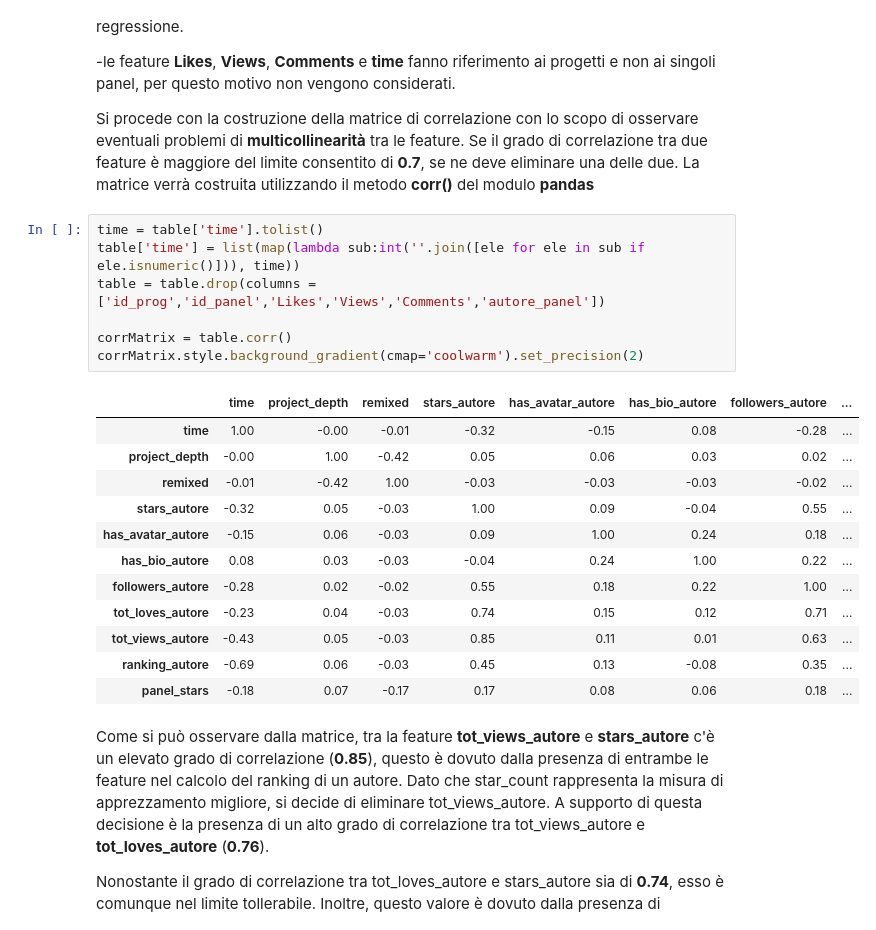
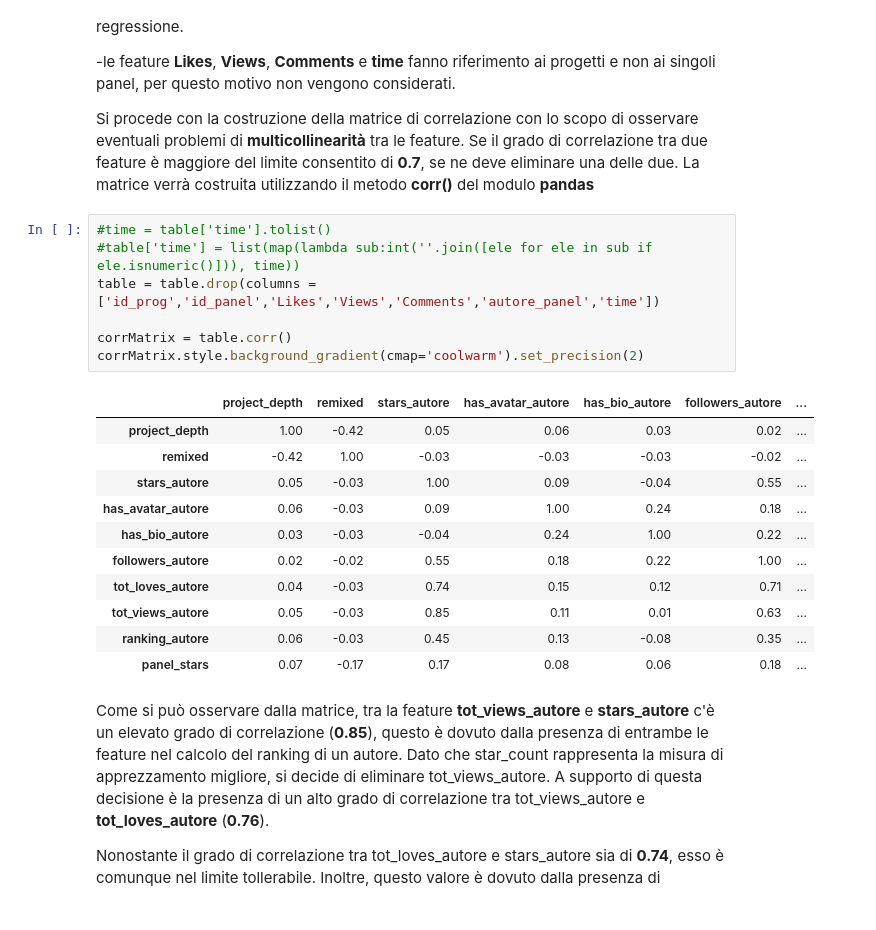
Before and after one commit to collab-uniba/PanelJamDataExtractor, a Jupyter notebook: notebook/countDataModel.ipynb, the cells around one changed output. Drawn from its saved outputs; the diff is of its cells as text.

```diff
--- a/notebook/countDataModel.ipynb
+++ b/notebook/countDataModel.ipynb
@@ -23,25 +23,24 @@ Una volta importato il dataset si devono eliminare alcune feature contenute in e
 
 Si procede con la costruzione della matrice di correlazione con lo scopo di osservare eventuali problemi di **multicollinearità** tra le feature. Se il grado di correlazione tra due feature è maggiore del limite consentito di **0.7**, se ne deve eliminare una delle due. La matrice verrà costruita utilizzando il metodo **corr()** del modulo **pandas**
 # %%
-time = table['time'].tolist()
-table['time'] = list(map(lambda sub:int(''.join([ele for ele in sub if ele.isnumeric()])), time))
-table = table.drop(columns = ['id_prog','id_panel','Likes','Views','Comments','autore_panel'])
+#time = table['time'].tolist()
+#table['time'] = list(map(lambda sub:int(''.join([ele for ele in sub if ele.isnumeric()])), time))
+table = table.drop(columns = ['id_prog','id_panel','Likes','Views','Comments','autore_panel','time'])
 
 corrMatrix = table.corr()
 corrMatrix.style.background_gradient(cmap='coolwarm').set_precision(2)
 # %% [output]
-|  | time | project_depth | remixed | stars_autore | has_avatar_autore | has_bio_autore | followers_autore | ... |
-| time | 1.00 | -0.00 | -0.01 | -0.32 | -0.15 | 0.08 | -0.28 | ... |
-| project_depth | -0.00 | 1.00 | -0.42 | 0.05 | 0.06 | 0.03 | 0.02 | ... |
-| remixed | -0.01 | -0.42 | 1.00 | -0.03 | -0.03 | -0.03 | -0.02 | ... |
-| stars_autore | -0.32 | 0.05 | -0.03 | 1.00 | 0.09 | -0.04 | 0.55 | ... |
-| has_avatar_autore | -0.15 | 0.06 | -0.03 | 0.09 | 1.00 | 0.24 | 0.18 | ... |
-| has_bio_autore | 0.08 | 0.03 | -0.03 | -0.04 | 0.24 | 1.00 | 0.22 | ... |
-| followers_autore | -0.28 | 0.02 | -0.02 | 0.55 | 0.18 | 0.22 | 1.00 | ... |
-| tot_loves_autore | -0.23 | 0.04 | -0.03 | 0.74 | 0.15 | 0.12 | 0.71 | ... |
-| tot_views_autore | -0.43 | 0.05 | -0.03 | 0.85 | 0.11 | 0.01 | 0.63 | ... |
-| ranking_autore | -0.69 | 0.06 | -0.03 | 0.45 | 0.13 | -0.08 | 0.35 | ... |
-| panel_stars | -0.18 | 0.07 | -0.17 | 0.17 | 0.08 | 0.06 | 0.18 | ... |
+|  | project_depth | remixed | stars_autore | has_avatar_autore | has_bio_autore | followers_autore | ... |
+| project_depth | 1.00 | -0.42 | 0.05 | 0.06 | 0.03 | 0.02 | ... |
+| remixed | -0.42 | 1.00 | -0.03 | -0.03 | -0.03 | -0.02 | ... |
+| stars_autore | 0.05 | -0.03 | 1.00 | 0.09 | -0.04 | 0.55 | ... |
+| has_avatar_autore | 0.06 | -0.03 | 0.09 | 1.00 | 0.24 | 0.18 | ... |
+| has_bio_autore | 0.03 | -0.03 | -0.04 | 0.24 | 1.00 | 0.22 | ... |
+| followers_autore | 0.02 | -0.02 | 0.55 | 0.18 | 0.22 | 1.00 | ... |
+| tot_loves_autore | 0.04 | -0.03 | 0.74 | 0.15 | 0.12 | 0.71 | ... |
+| tot_views_autore | 0.05 | -0.03 | 0.85 | 0.11 | 0.01 | 0.63 | ... |
+| ranking_autore | 0.06 | -0.03 | 0.45 | 0.13 | -0.08 | 0.35 | ... |
+| panel_stars | 0.07 | -0.17 | 0.17 | 0.08 | 0.06 | 0.18 | ... |
 # %% [markdown]
 Come si può osservare dalla matrice, tra la feature **tot_views_autore** e **stars_autore** c'è un elevato grado di correlazione (**0.85**), questo è dovuto dalla presenza di entrambe le feature nel calcolo del ranking di un autore. Dato che star_count rappresenta la misura di apprezzamento migliore, si decide di eliminare tot_views_autore. A supporto di questa decisione è la presenza di un alto grado di correlazione tra tot_views_autore e **tot_loves_autore** (**0.76**).
 
```
Also changed, not shown: parts of 3 cells of this notebook.
